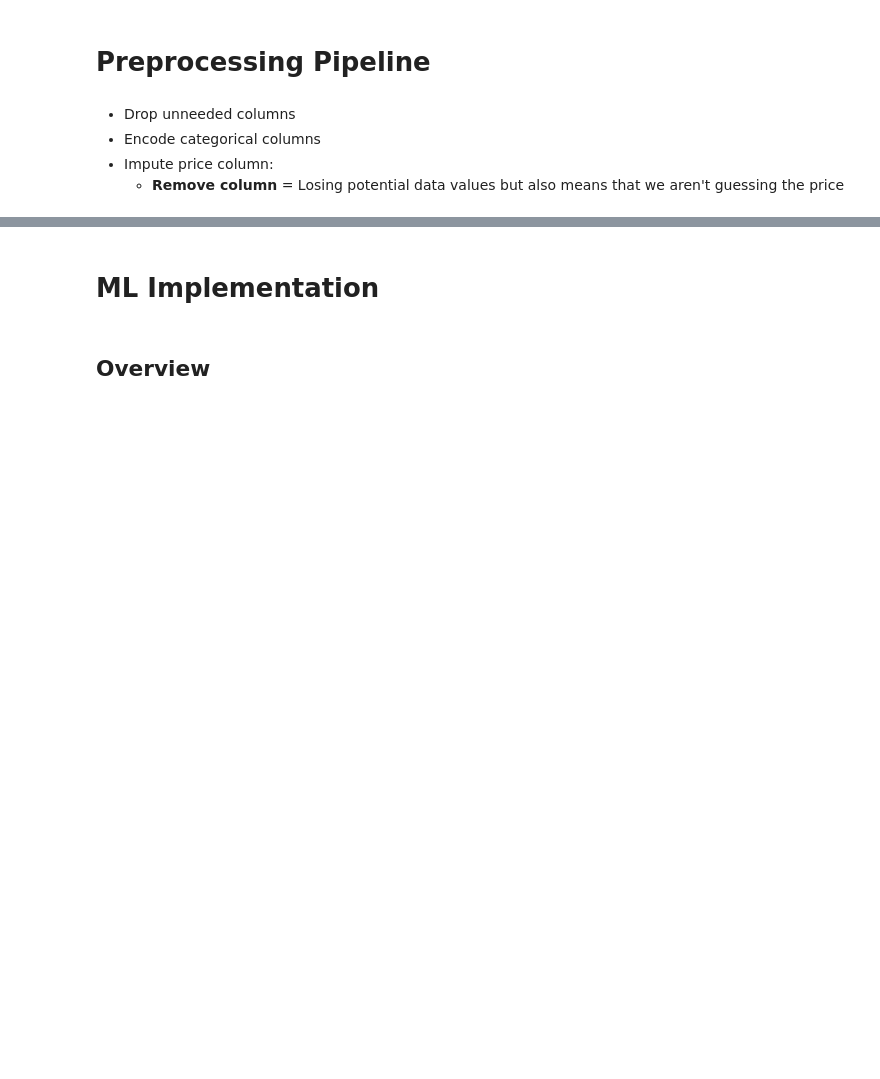
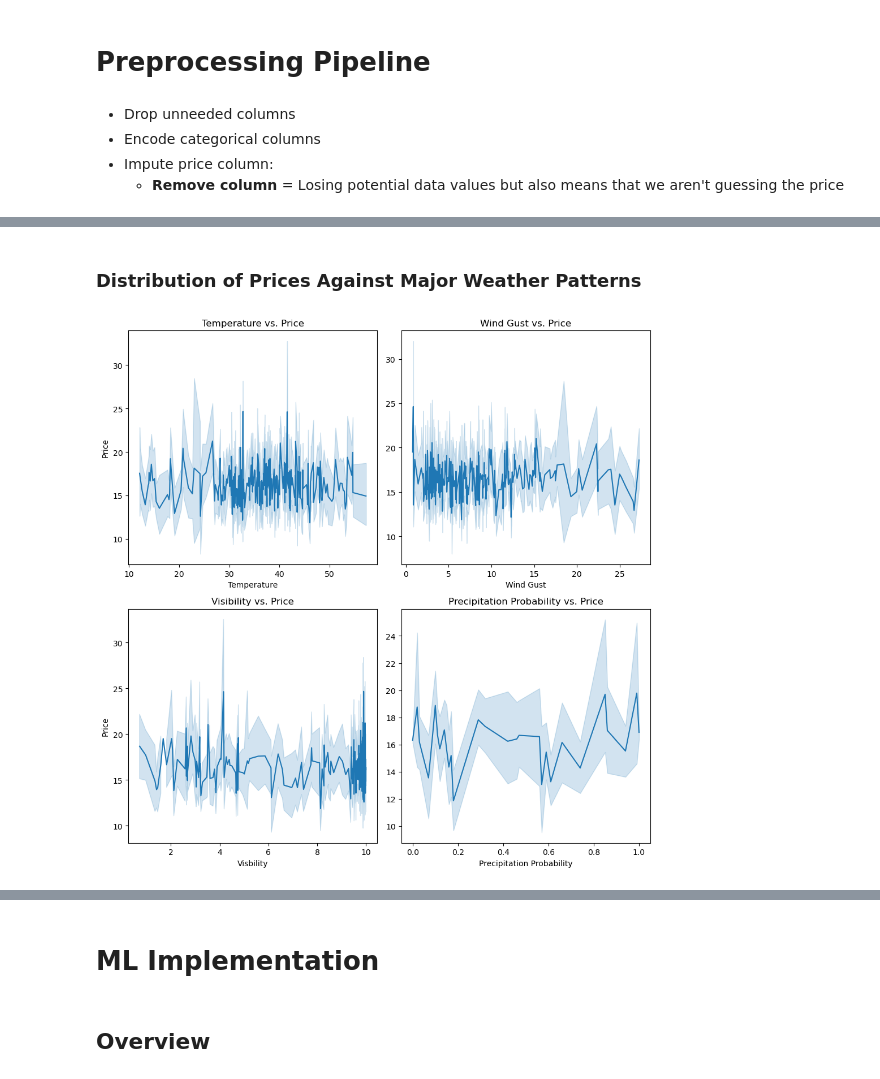
Before and after one commit to thealphacubicle/Boston-Rideshare-Analysis, a Jupyter notebook: Boston Rideshare Analysis Notebook.ipynb, the cells around one changed output, grey strips where cells are left out. Drawn from its saved outputs; the diff is of its cells as text; code cells hidden in the pictures; blank space fills up the shorter version.

```diff
--- a/Boston Rideshare Analysis Notebook.ipynb
+++ b/Boston Rideshare Analysis Notebook.ipynb
@@ -129,0 +169,39 @@ transformer = ColumnTransformer(transformers=preprocessing_steps)
+# %% [markdown]
+### Distribution of Prices Against Major Weather Patterns
+# %%
+import matplotlib.pyplot as plt
+import seaborn as sns
+
+# Set up the figure and axes
+fig, axes = plt.subplots(2, 2, figsize=(10, 10))
+
+# Set up lineplots for each variable
+sns.lineplot(data=df, x='apparentTemperature', y='price', ax=axes[0, 0])  # Top left subplot
+sns.lineplot(data=df, x='windGust', y='price', ax=axes[0, 1])  # Top right subplot
+sns.lineplot(data=df, x='visibility', y='price', ax=axes[1, 0])  # Bottom left subplot
+sns.lineplot(data=df, x='precipProbability', y='price', ax=axes[1, 1])  # Bottom right subplot
+
+# Set titles and labels
+axes[0, 0].set_title('Temperature vs. Price')
+axes[0, 0].set_xlabel('Temperature')
+axes[0, 0].set_ylabel('Price')
+
+axes[0, 1].set_title('Wind Gust vs. Price')
+axes[0, 1].set_xlabel('Wind Gust')
+axes[0, 1].set_ylabel('')
+
+axes[1, 0].set_title('Visibility vs. Price')
+axes[1, 0].set_xlabel('Visbility')
+axes[1, 0].set_ylabel('Price')
+
+axes[1, 1].set_title('Precipitation Probability vs. Price')
+axes[1, 1].set_xlabel('Precipitation Probability')
+axes[1, 1].set_ylabel('')
+
+# Adjust the spacing between subplots
+plt.tight_layout()
+
+# Display the figure
+plt.show()
+# %% [output]
+[figure, added]
```
Also changed, not shown: parts of 18 cells of this notebook.
